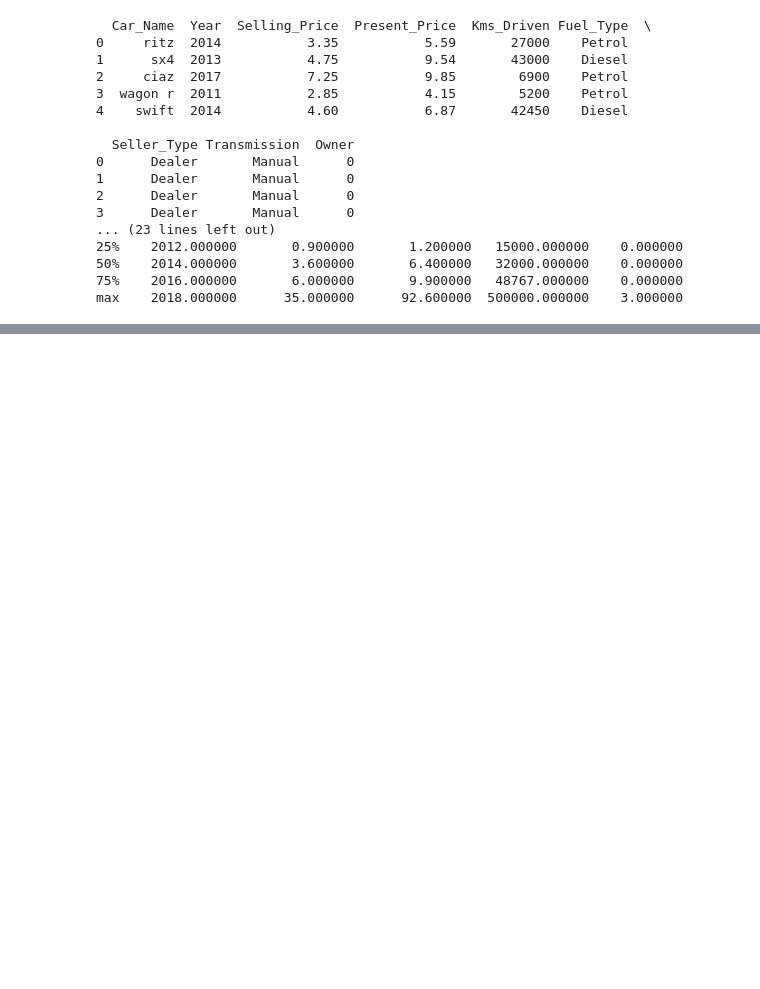
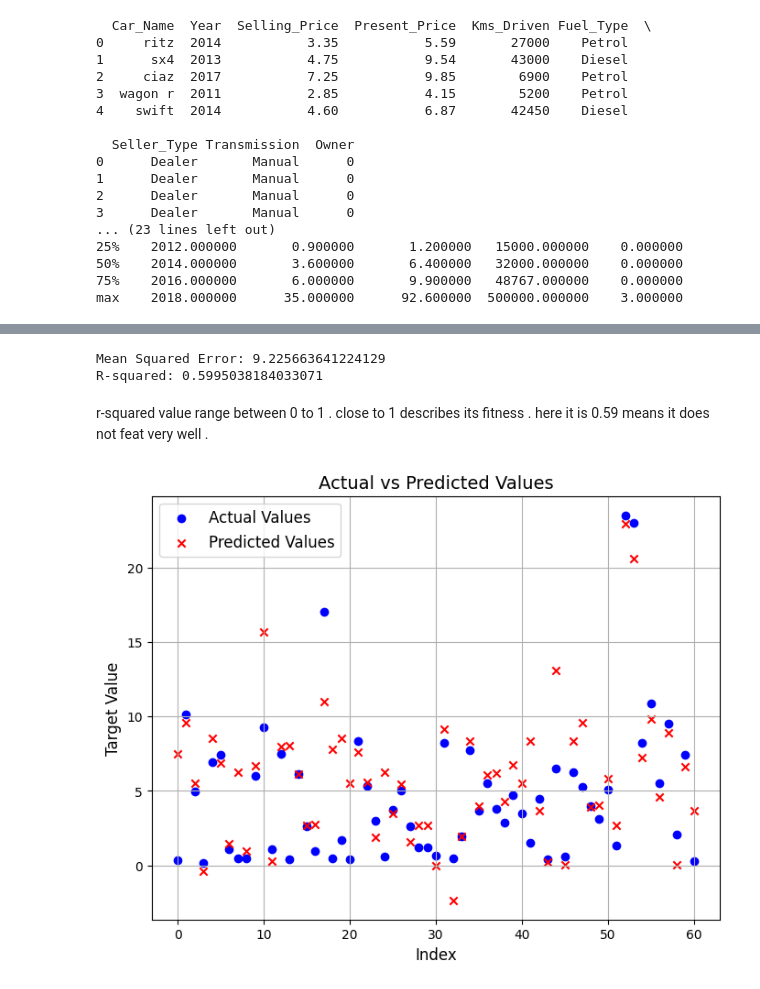
Before and after one commit to Jyoti-jm9/Carprice, a Jupyter notebook: Carprice.ipynb, the cells around one changed output, grey strips where cells are left out. Drawn from its saved outputs; the diff is of its cells as text; code cells hidden in the pictures; blank space fills up the shorter version.

```diff
--- a/Carprice.ipynb
+++ b/Carprice.ipynb
@@ -40,7 +47,9 @@ X = data.drop(columns=[target])
 y = data[target]
 
 # Convert categorical data to numerical, if needed
-X = pd.get_dummies(X, drop_first=True)
+X1 = pd.get_dummies(X, drop_first=True)
 
 # Split into training and testing sets
-X_train, X_test, y_train, y_test = train_test_split(X, y, test_size=0.2, random_state=42)
+X_train, X_test, y_train, y_test = train_test_split(X1, y, test_size=0.2, random_state=42)
+#X
+X1
@@ -46,0 +70,40 @@ X_train, X_test, y_train, y_test = train_test_split(X, y, test_size=0.2, random_
+# %%
+from sklearn.linear_model import LinearRegression
+from sklearn.metrics import mean_squared_error, r2_score
+
+# Initialize and train the model
+model = LinearRegression()
+model.fit(X_train, y_train)
+
+# Make predictions
+y_pred = model.predict(X_test)
+
+# Evaluate the model
+mse = mean_squared_error(y_test, y_pred)
+r2 = r2_score(y_test, y_pred)
+
+print("Mean Squared Error:", mse)
+print("R-squared:", r2)
+# %% [output]
+Mean Squared Error: 9.225663641224129
+R-squared: 0.5995038184033071
+# %% [markdown]
+r-squared value range between 0 to 1 . close to 1 describes its fitness . here it is 0.59 means it does not feat very well .
+# %%
+#visualize
+import matplotlib.pyplot as plt
+
+# Scatter plot to show actual vs predicted values
+plt.figure(figsize=(8, 6))
+plt.scatter(range(len(y_test)), y_test, color='blue', label='Actual Values')
+plt.scatter(range(len(y_pred)), y_pred, color='red', label='Predicted Values', marker='x')
+
+# Adding labels, title, and legend
+plt.title("Actual vs Predicted Values", fontsize=14)
+plt.xlabel("Index", fontsize=12)
+plt.ylabel("Target Value", fontsize=12)
+plt.legend(fontsize=12)
+plt.grid(True)
+plt.show()
+# %% [output]
+[figure, added]
```
Also changed, not shown: parts of 2 cells of this notebook.
